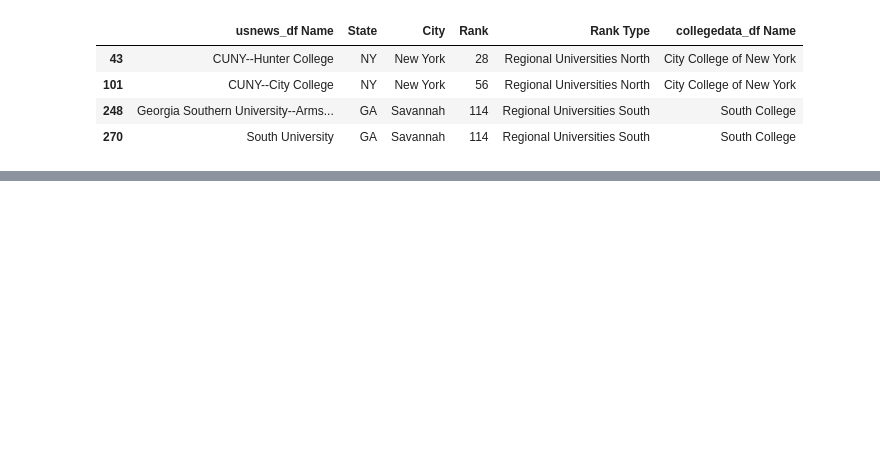
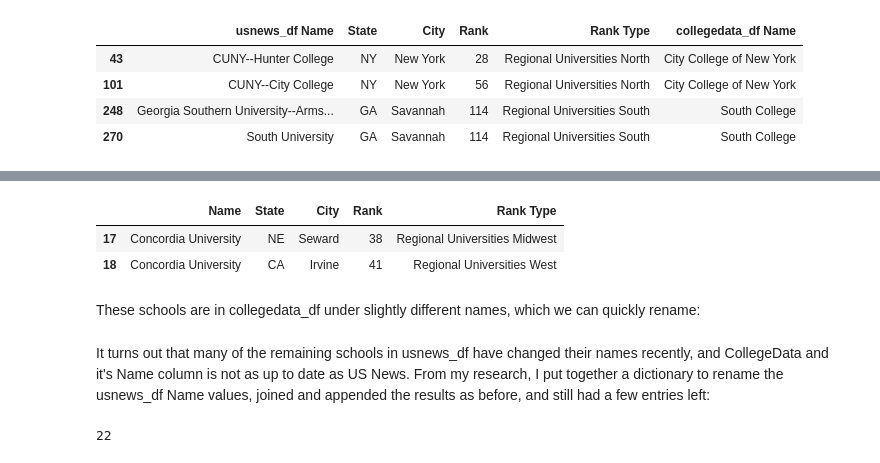
Before and after one commit to vertuli/college-yield-gap, a Jupyter notebook: part3-merging.ipynb, the cells around one changed output, grey strips where cells are left out. Drawn from its saved outputs; the diff is of its cells as text; code cells hidden in the pictures; blank space fills up the shorter version.

```diff
--- a/part3-merging.ipynb
+++ b/part3-merging.ipynb
@@ -320,0 +258,16 @@ len(collegedata_missing_df)
+# %%
+collegedata_df.loc[matched_names, ['City', 'State']] = \
+    usnews_df.loc[matched_names, ['City', 'State']]
+
+collegedata_df = collegedata_df.set_index(['State', 'City'], append = True)
+usnews_df = usnews_df.set_index(['State', 'City'], append = True)
+
+result = collegedata_df.merge(usnews_df, how = 'inner', left_index = True,
+                              right_index = True, validate = '1:1')
+
+joined_df = joined_df.append(result, sort = False)
+
+collegedata_df = collegedata_df.drop(result.index)
+usnews_df = usnews_df.drop(result.index)
+
+len(usnews_df)
@@ -320,0 +286,10 @@ len(collegedata_missing_df)
+# %%
+usnews_df = usnews_df.reset_index()
+dups = usnews_df.duplicated('Name', keep = False)
+usnews_df[dups]
+# %% [output]
+|  | Name | State | City | Rank | Rank Type |
+| 17 | Concordia University | NE | Seward | 38 | Regional Universities Midwest |
+| 18 | Concordia University | CA | Irvine | 41 | Regional Universities West |
+# %% [markdown]
+These schools are in collegedata_df under slightly different names, which we can quickly rename:
@@ -320,0 +301,18 @@ len(collegedata_missing_df)
+# %% [markdown]
+It turns out that many of the remaining schools in usnews_df have changed their names recently, and CollegeData and it's Name column is not as up to date as US News. From my research, I put together a dictionary to rename the usnews_df Name values, joined and appended the results as before, and still had a few entries left:
+# %%
+# Rename usnews_df Name and City values from the imported dictionaries.
+usnews_df = usnews_df.rename(usnews_rename_names, level = 'Name')
+usnews_df = usnews_df.rename(usnews_rename_cities, level = 'City')
+
+result = collegedata_df.merge(usnews_df, how = 'inner', left_index = True,
+                              right_index = True, validate = '1:1')
+
+joined_df = joined_df.append(result, sort = False)
+
+collegedata_df = collegedata_df.drop(result.index)
+usnews_df = usnews_df.drop(result.index)
+
+len(usnews_df)
+# %% [output]
+22
```
Also changed, not shown: parts of 59 cells of this notebook, 2 other files.
